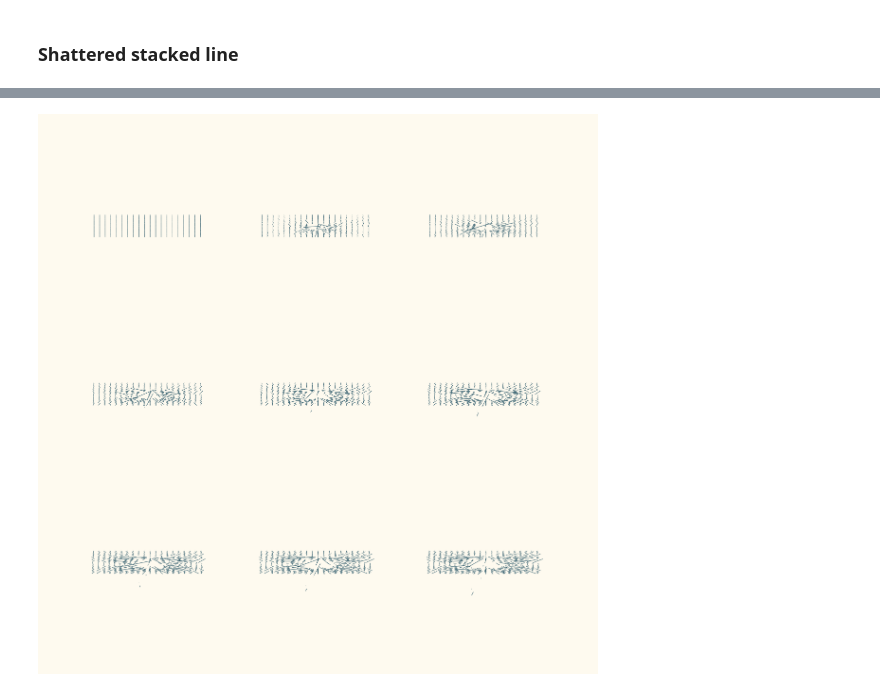
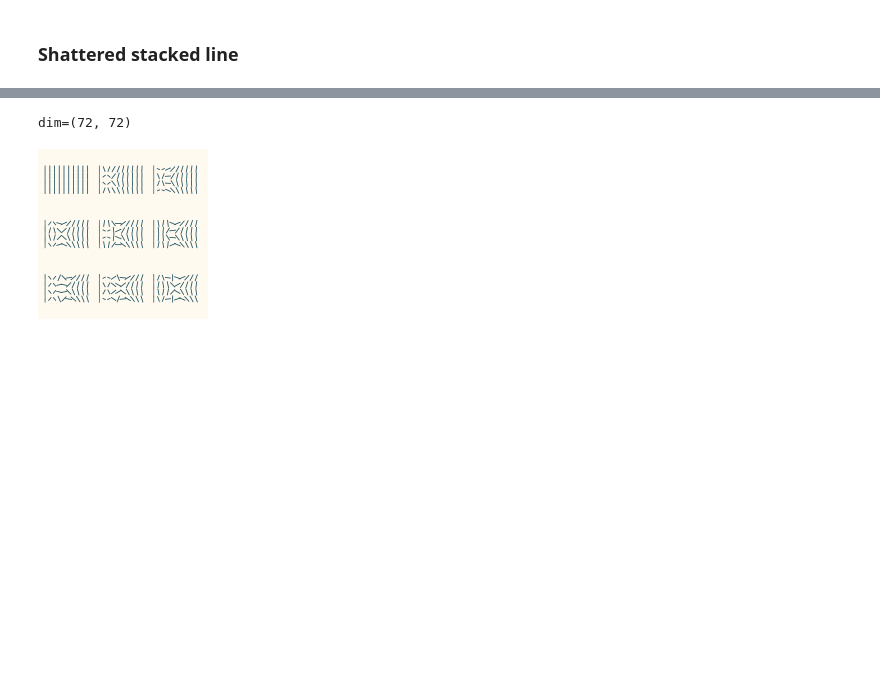
Before and after one commit to leobrowning92/lineart, a Jupyter notebook: notebooks/2022-10-14_shattered_projections.ipynb, the cells around one changed output, grey strips where cells are left out. Saved outputs shown, nothing was run; the diff lists cells and outputs as text; code cells hidden in the pictures; blank space fills up the shorter version.

```diff
--- a/notebooks/2022-10-14_shattered_projections.ipynb
+++ b/notebooks/2022-10-14_shattered_projections.ipynb
@@ -15,9 +15,9 @@ from lineart.shapes import octahedron
 ### Shattered stacked line
 # %%
 np.random.seed(42)
-edges = np.array([[[x*5,40,0],[x*5,60,-100]] for x in range(0,20)])
+edges = np.array([[[x*2,4,0],[x*2,16,0]] for x in range(0,10)])
 
 e_prime = EdgeCollection(edges)
-page = draw.quick_draw_edges(e_prime.edges, v=True)
+page = draw.quick_draw_edges(e_prime.edges, v=True, image_size=20)
 Image(page.image(kind="rgba", ppi=60).png())
 # %% [output]
@@ -25,11 +25,11 @@ Image(page.image(kind="rgba", ppi=60).png())
 # %%
 
-e_split = EdgeCollection(transform.rand_split_edge(e_prime.edges[0],n_splits=30))
+e_split = EdgeCollection(transform.uniform_split_edge(e_prime.edges[0],n_splits=30))
 for e in e_prime.edges[1:]:
-    e_split = e_split.combine(EdgeCollection(transform.rand_split_edge(e ,n_splits=30)))
+    e_split = e_split.combine(EdgeCollection(transform.uniform_split_edge(e ,n_splits=3)))
 
-transform.point_push(e_split, force=100,  origin=np.array([[51,50, -60]]), lin_scale = 100, rot_scale=1)
-page = draw.quick_draw_edges(e_split.edges, v=True)
-page.place(style.full_red.circle(*[51,50, 0][:2], 1))
+transform.point_push(e_split, force=0.01,  origin=np.array([[3,10, -2]]), lin_scale = 1, rot_scale=1000)
+page = draw.quick_draw_edges(e_split.edges, v=True, image_size=20)
+page.place(style.full_red.circle(*[3,10, 0][:2], 1))
 Image(page.image(kind="rgba", ppi=60).png())
 # %% [output]
@@ -37,11 +37,11 @@ Image(page.image(kind="rgba", ppi=60).png())
 # %%
 
 ec = e_split.copy()
-page = draw.quick_draw_edges(ec.edges, v=False)
+page = draw.quick_draw_edges(ec.edges, v=False, image_size=20)
 
 for i in range (25):
     ec.step()
-    draw.quick_draw_edges(ec.edges, v=False, page=page)
+    draw.quick_draw_edges(ec.edges, v=False, page=page, image_size=20)
 
 Image(page.image(kind="rgba", ppi=60).png())
 # %% [output]
@@ -49,16 +49,17 @@ Image(page.image(kind="rgba", ppi=60).png())
 # %%
-tiled_page, tile_origins = draw.setup_tiled_page(tile_size = (100, 100), n_tiles= (3,3), gap = (50,50))
+tiled_page, tile_origins = draw.setup_tiled_page(tile_size = (20, 20), n_tiles= (3,3), gap = (3,3))
 ec = e_split.copy()
 for i,j in itertools.product(range(3), range(3)):
         draw.draw_edges_on_tile(
             ec.edges,
             j,
             i,
             page=tiled_page,
             origins=tile_origins,
             v=False
         )
         ec.step()
 draw.page_save_iteration(tiled_page, name="shattered_verticals", show=True)
 # %% [output]
+dim=(72, 72)
-[figure, old version]
+[figure, new version]
```
Also changed, not shown: parts of 3 cells of this notebook, 17 other files.
